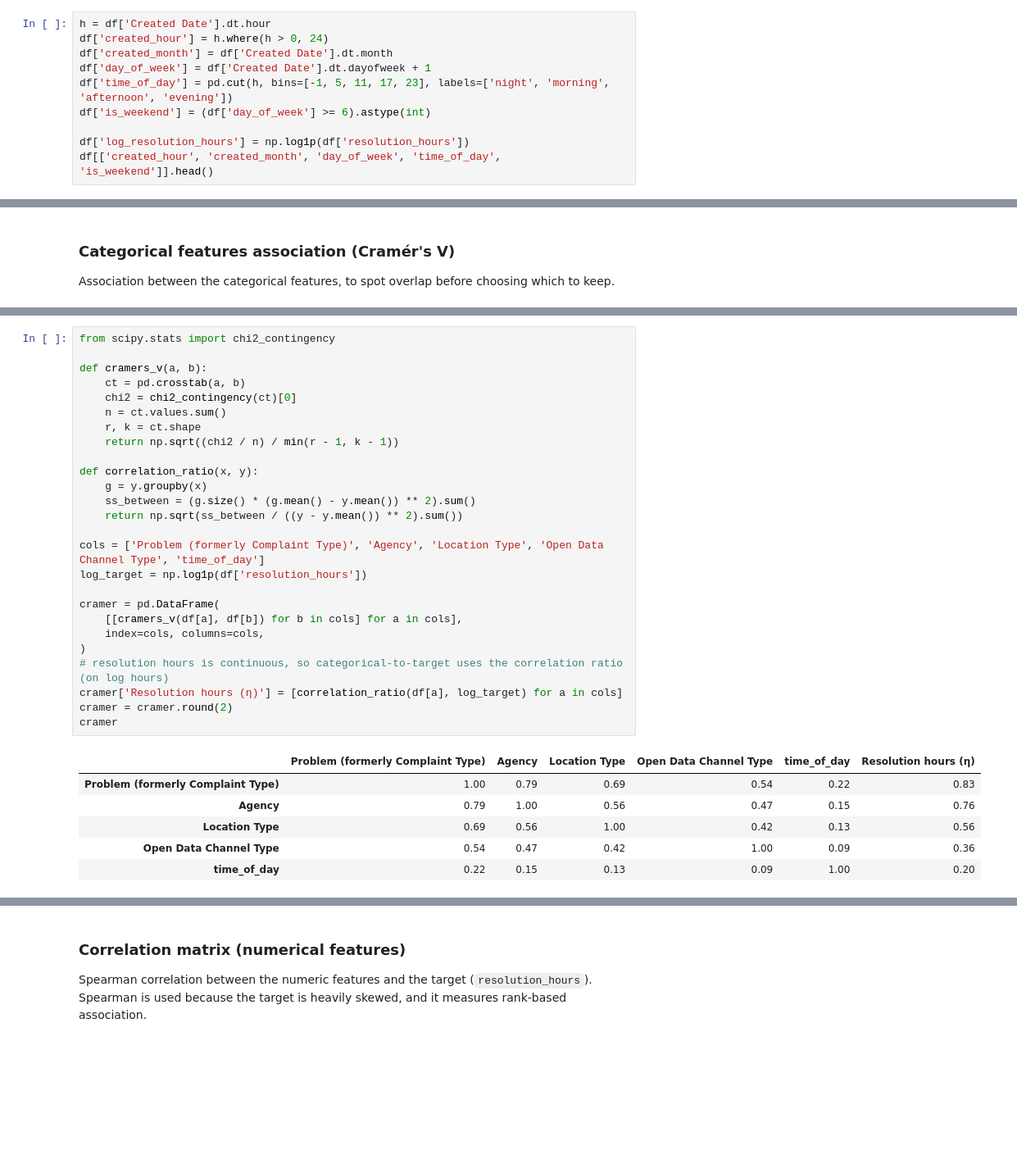
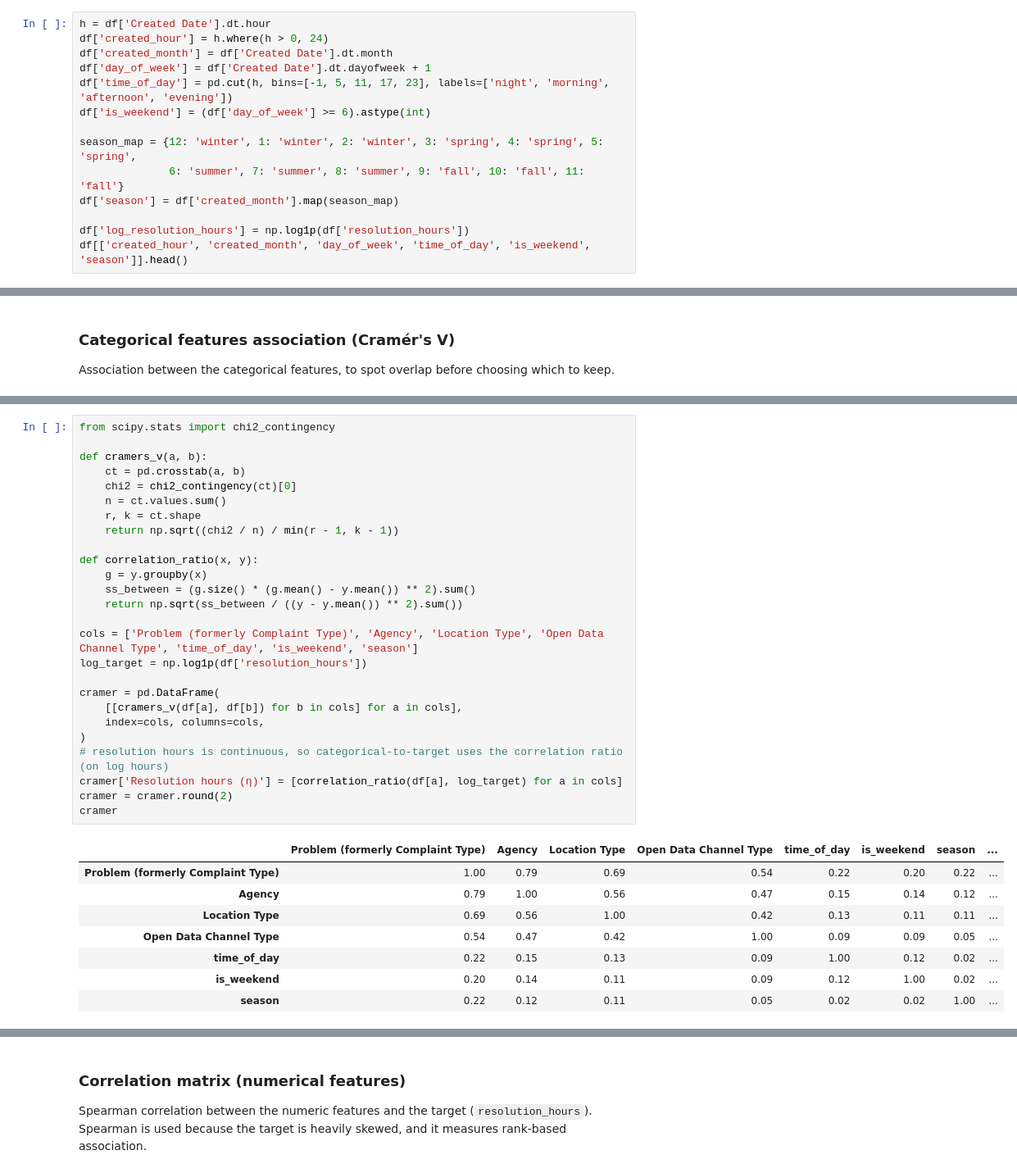
Before and after one commit to ushithila/311-Complaint-Resolution-Speed, a Jupyter notebook: notebooks/feature_selection.ipynb, the cells around one changed output, grey strips where cells are left out. Shown at 82% size. Saved outputs shown, nothing was run; the diff lists cells and outputs as text; blank space fills up the shorter version.

```diff
--- a/notebooks/feature_selection.ipynb
+++ b/notebooks/feature_selection.ipynb
@@ -46,6 +49,10 @@ df['day_of_week'] = df['Created Date'].dt.dayofweek + 1
 df['time_of_day'] = pd.cut(h, bins=[-1, 5, 11, 17, 23], labels=['night', 'morning', 'afternoon', 'evening'])
 df['is_weekend'] = (df['day_of_week'] >= 6).astype(int)
 
+season_map = {12: 'winter', 1: 'winter', 2: 'winter', 3: 'spring', 4: 'spring', 5: 'spring',
+              6: 'summer', 7: 'summer', 8: 'summer', 9: 'fall', 10: 'fall', 11: 'fall'}
+df['season'] = df['created_month'].map(season_map)
+
 df['log_resolution_hours'] = np.log1p(df['resolution_hours'])
-df[['created_hour', 'created_month', 'day_of_week', 'time_of_day', 'is_weekend']].head()
+df[['created_hour', 'created_month', 'day_of_week', 'time_of_day', 'is_weekend', 'season']].head()
 # %% [output]
@@ -84,35 +86,37 @@ For resolution hours (a continuous target), the categorical-to-target column use
 # %%
 from scipy.stats import chi2_contingency
 
 def cramers_v(a, b):
     ct = pd.crosstab(a, b)
     chi2 = chi2_contingency(ct)[0]
     n = ct.values.sum()
     r, k = ct.shape
     return np.sqrt((chi2 / n) / min(r - 1, k - 1))
 
 def correlation_ratio(x, y):
     g = y.groupby(x)
     ss_between = (g.size() * (g.mean() - y.mean()) ** 2).sum()
     return np.sqrt(ss_between / ((y - y.mean()) ** 2).sum())
 
-cols = ['Problem (formerly Complaint Type)', 'Agency', 'Location Type', 'Open Data Channel Type', 'time_of_day']
+cols = ['Problem (formerly Complaint Type)', 'Agency', 'Location Type', 'Open Data Channel Type', 'time_of_day', 'is_weekend', 'season']
 log_target = np.log1p(df['resolution_hours'])
 
 cramer = pd.DataFrame(
     [[cramers_v(df[a], df[b]) for b in cols] for a in cols],
     index=cols, columns=cols,
 )
 # resolution hours is continuous, so categorical-to-target uses the correlation ratio (on log hours)
 cramer['Resolution hours (η)'] = [correlation_ratio(df[a], log_target) for a in cols]
 cramer = cramer.round(2)
 cramer
 # %% [output]
-|  | Problem (formerly Complaint Type) | Agency | Location Type | Open Data Channel Type | time_of_day | Resolution hours (η) |
-| Problem (formerly Complaint Type) | 1.00 | 0.79 | 0.69 | 0.54 | 0.22 | 0.83 |
-| Agency | 0.79 | 1.00 | 0.56 | 0.47 | 0.15 | 0.76 |
-| Location Type | 0.69 | 0.56 | 1.00 | 0.42 | 0.13 | 0.56 |
-| Open Data Channel Type | 0.54 | 0.47 | 0.42 | 1.00 | 0.09 | 0.36 |
-| time_of_day | 0.22 | 0.15 | 0.13 | 0.09 | 1.00 | 0.20 |
+|  | Problem (formerly Complaint Type) | Agency | Location Type | Open Data Channel Type | time_of_day | is_weekend | season | ... |
+| Problem (formerly Complaint Type) | 1.00 | 0.79 | 0.69 | 0.54 | 0.22 | 0.20 | 0.22 | ... |
+| Agency | 0.79 | 1.00 | 0.56 | 0.47 | 0.15 | 0.14 | 0.12 | ... |
+| Location Type | 0.69 | 0.56 | 1.00 | 0.42 | 0.13 | 0.11 | 0.11 | ... |
+| Open Data Channel Type | 0.54 | 0.47 | 0.42 | 1.00 | 0.09 | 0.09 | 0.05 | ... |
+| time_of_day | 0.22 | 0.15 | 0.13 | 0.09 | 1.00 | 0.12 | 0.02 | ... |
+| is_weekend | 0.20 | 0.14 | 0.11 | 0.09 | 0.12 | 1.00 | 0.02 | ... |
+| season | 0.22 | 0.12 | 0.11 | 0.05 | 0.02 | 0.02 | 1.00 | ... |
 # %% [markdown]
 ***Findings:***
```
Also changed, not shown: parts of 9 cells of this notebook.
